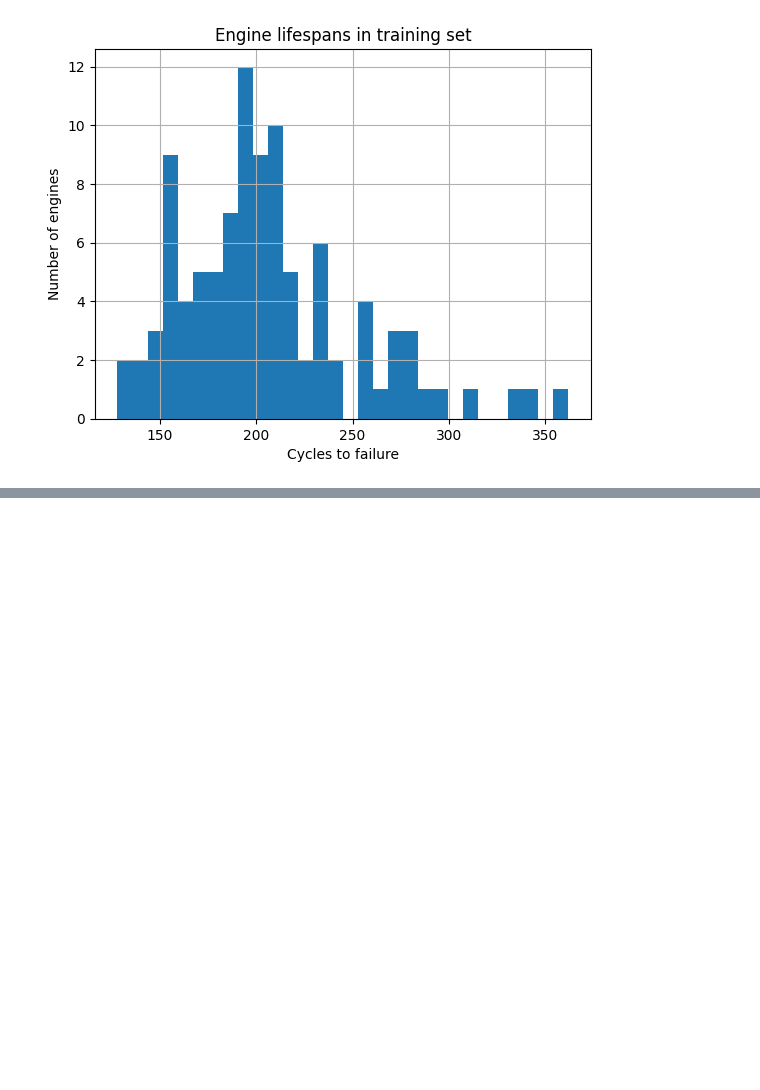
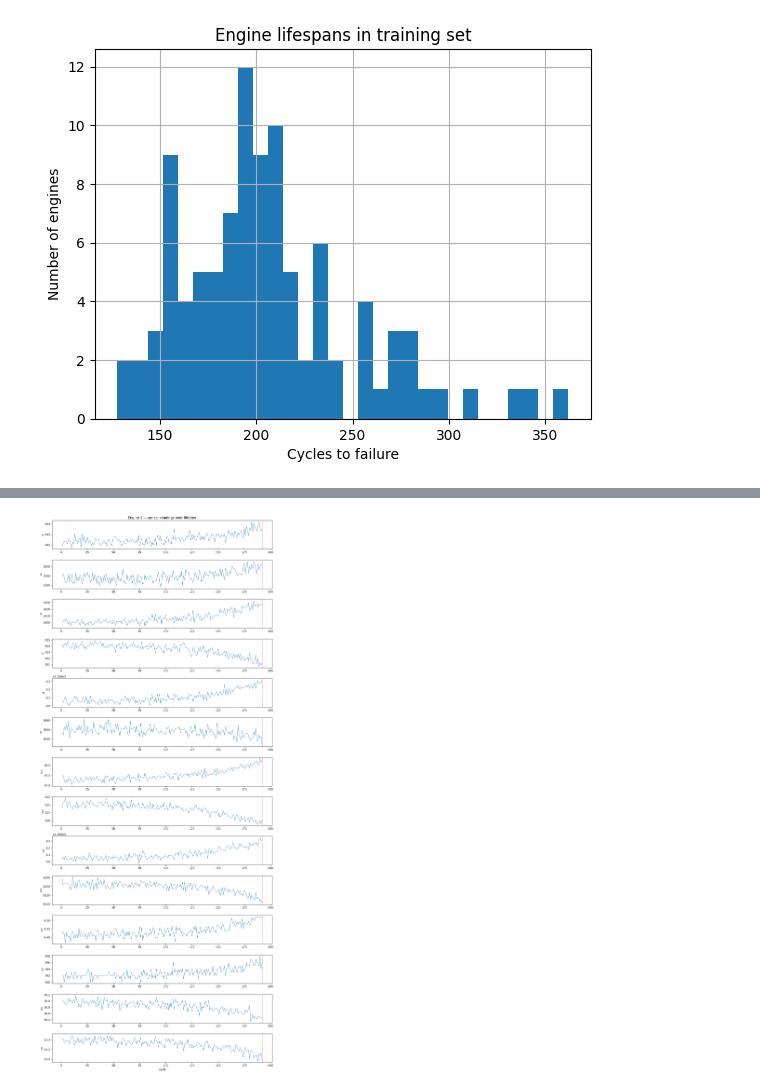
Before and after one commit to HeshaGamage/predictive-maintenance-industrial-ai, a Jupyter notebook: notebooks/01_data_exploration.ipynb, the cells around one changed output, grey strips where cells are left out. Saved outputs shown, nothing was run; the diff lists cells and outputs as text; code cells hidden in the pictures; blank space fills up the shorter version.

```diff
--- a/notebooks/01_data_exploration.ipynb
+++ b/notebooks/01_data_exploration.ipynb
@@ -52,0 +146,18 @@ Name: cycle, dtype: float64
+# %%
+engine_id = 1
+engine_data = train[train['engine_id'] == engine_id].sort_values('cycle')
+
+fig, axes = plt.subplots(len(useful), 1, figsize=(12, len(useful) * 2))
+
+for i, sensor in enumerate(useful):
+    axes[i].plot(engine_data['cycle'], engine_data[sensor], linewidth=0.8)
+    axes[i].set_ylabel(sensor, fontsize=8)
+    axes[i].axvline(engine_data['cycle'].max(), color='red',
+                    linestyle='--', alpha=0.5, label='failure')
+
+axes[0].set_title(f'Engine {engine_id} — sensor readings over lifetime')
+axes[-1].set_xlabel('Cycle')
+plt.tight_layout()
+plt.show()
+# %% [output]
+[figure, added]
```
Also changed, not shown: parts of 8 cells of this notebook.
